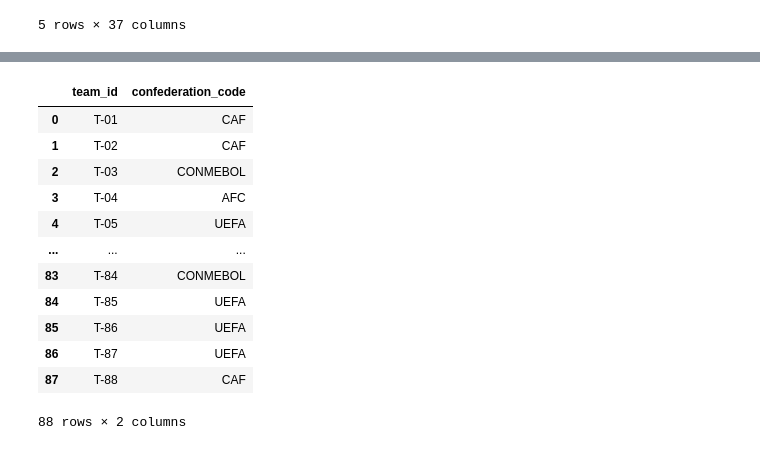
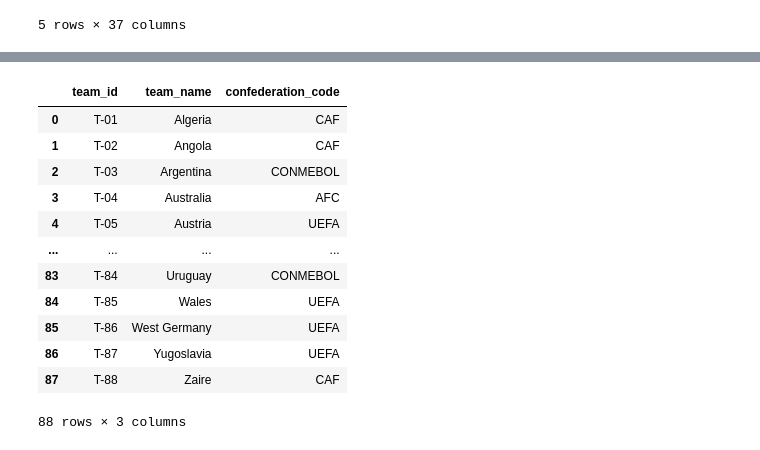
Before and after one commit to khuenlm/the-12th-man, a Jupyter notebook: notebooks/matches_eda.ipynb, the cells around one changed output, grey strips where cells are left out. Saved outputs shown, nothing was run; the diff lists cells and outputs as text; code cells hidden in the pictures.

```diff
--- a/notebooks/matches_eda.ipynb
+++ b/notebooks/matches_eda.ipynb
@@ -83,6 +84,8 @@ Columns: Index(['tournament_id', 'tournament_name', 'match_id', 'match_name',
 # %%
-df1 = pd.read_csv("/Users/khuenguyen/Desktop/the-12th-man/data/raw/teams.csv")
-df1.head()
+# load the team dataset
+
+df_teams = pd.read_csv("../data/raw/teams.csv")
+df_teams.head()
 # %% [output]
 |  | key_id | team_id | team_name | team_code | mens_team | womens_team | federation_name | region_name | ... |
 | 0 | 1 | T-01 | Algeria | DZA | 1 | 0 | Algerian Football Federation | Africa | ... |
@@ -91,20 +94,20 @@ df1.head()
 | 3 | 4 | T-04 | Australia | AUS | 1 | 1 | Football Australia | Oceania | ... |
 | 4 | 5 | T-05 | Austria | AUT | 1 | 0 | Austrian Football Association | Europe | ... |
 # %%
-df1 = df1[["team_id", "confederation_code"]]
-df1
+df_teams = df_teams[["team_id", "team_name", "confederation_code"]]
+df_teams
 # %% [output]
-|  | team_id | confederation_code |
-| 0 | T-01 | CAF |
-| 1 | T-02 | CAF |
-| 2 | T-03 | CONMEBOL |
-| 3 | T-04 | AFC |
-| 4 | T-05 | UEFA |
-| ... | ... | ... |
-| 83 | T-84 | CONMEBOL |
-| 84 | T-85 | UEFA |
-| 85 | T-86 | UEFA |
-| 86 | T-87 | UEFA |
-| 87 | T-88 | CAF |
+|  | team_id | team_name | confederation_code |
+| 0 | T-01 | Algeria | CAF |
+| 1 | T-02 | Angola | CAF |
+| 2 | T-03 | Argentina | CONMEBOL |
+| 3 | T-04 | Australia | AFC |
+| 4 | T-05 | Austria | UEFA |
+| ... | ... | ... | ... |
+| 83 | T-84 | Uruguay | CONMEBOL |
+| 84 | T-85 | Wales | UEFA |
+| 85 | T-86 | West Germany | UEFA |
+| 86 | T-87 | Yugoslavia | UEFA |
+| 87 | T-88 | Zaire | CAF |
-88 rows × 2 columns
+88 rows × 3 columns
 # %%
```
Also changed, not shown: parts of 12 cells of this notebook.
